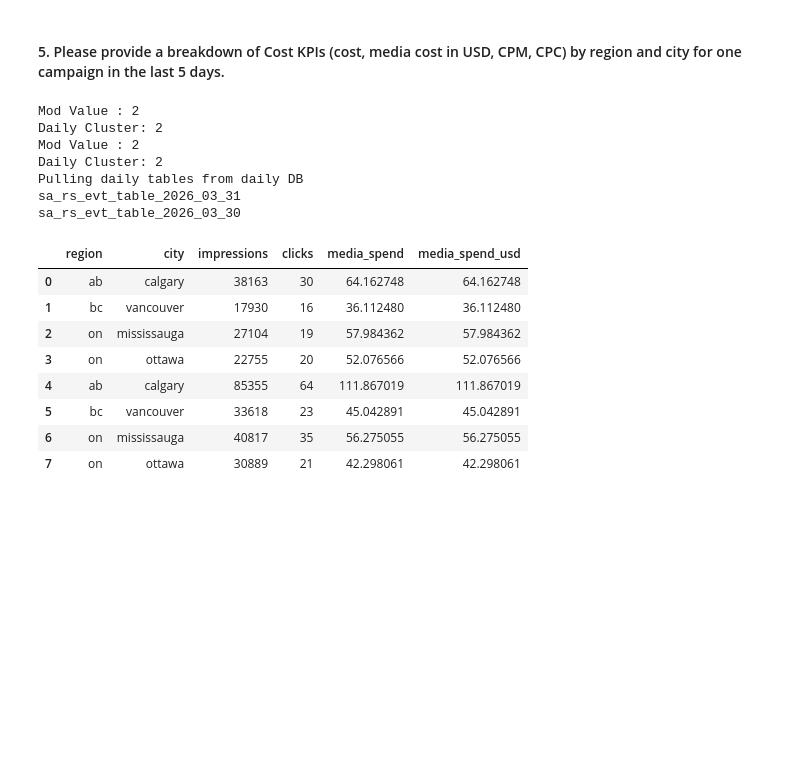
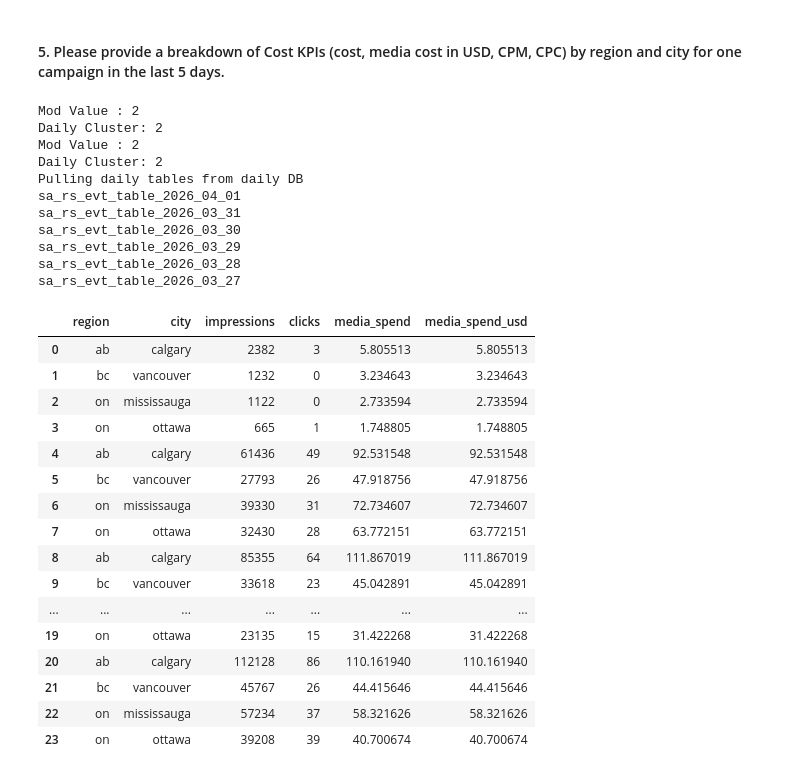
Before and after one commit to jennyw7/testing, a Jupyter notebook: scripts/SQLtest/Assessment.ipynb, the cells around one changed output. Cells and saved outputs as stored; diff of their text form; code cells hidden in the pictures; blank space fills up the shorter version.

```diff
--- a/scripts/SQLtest/Assessment.ipynb
+++ b/scripts/SQLtest/Assessment.ipynb
@@ -366,28 +361,40 @@ groupby_stmt = "group by region, city"
 
 orderby_stmt = "order by region, city"
 # %%
-rs_df3 = daily_looper_fun(dur = 1,
-                        enddate = '2026-03-30 05:00:00',
+rs_df3 = daily_looper_fun(dur = 5,
+                        enddate = '2026-03-31 05:00:00',
                         SELECT = select_stmt,
                         WHERE_daily = where_stmt,
                         GROUPBY = groupby_stmt,
                         ORDERBY = orderby_stmt,
                         user_id = user_id)
 rs_df3
 # %% [output]
 Mod Value : 2
 Daily Cluster: 2
 Mod Value : 2
 Daily Cluster: 2
 Pulling daily tables from daily DB
+sa_rs_evt_table_2026_04_01
 sa_rs_evt_table_2026_03_31
 sa_rs_evt_table_2026_03_30
+sa_rs_evt_table_2026_03_29
+sa_rs_evt_table_2026_03_28
+sa_rs_evt_table_2026_03_27
 |  | region | city | impressions | clicks | media_spend | media_spend_usd |
-| 0 | ab | calgary | 38163 | 30 | 64.162748 | 64.162748 |
-| 1 | bc | vancouver | 17930 | 16 | 36.112480 | 36.112480 |
-| 2 | on | mississauga | 27104 | 19 | 57.984362 | 57.984362 |
-| 3 | on | ottawa | 22755 | 20 | 52.076566 | 52.076566 |
-| 4 | ab | calgary | 85355 | 64 | 111.867019 | 111.867019 |
-| 5 | bc | vancouver | 33618 | 23 | 45.042891 | 45.042891 |
-| 6 | on | mississauga | 40817 | 35 | 56.275055 | 56.275055 |
-| 7 | on | ottawa | 30889 | 21 | 42.298061 | 42.298061 |
+| 0 | ab | calgary | 2382 | 3 | 5.805513 | 5.805513 |
+| 1 | bc | vancouver | 1232 | 0 | 3.234643 | 3.234643 |
+| 2 | on | mississauga | 1122 | 0 | 2.733594 | 2.733594 |
+| 3 | on | ottawa | 665 | 1 | 1.748805 | 1.748805 |
+| 4 | ab | calgary | 61436 | 49 | 92.531548 | 92.531548 |
+| 5 | bc | vancouver | 27793 | 26 | 47.918756 | 47.918756 |
+| 6 | on | mississauga | 39330 | 31 | 72.734607 | 72.734607 |
+| 7 | on | ottawa | 32430 | 28 | 63.772151 | 63.772151 |
+| 8 | ab | calgary | 85355 | 64 | 111.867019 | 111.867019 |
+| 9 | bc | vancouver | 33618 | 23 | 45.042891 | 45.042891 |
+| ... | ... | ... | ... | ... | ... | ... |
+| 19 | on | ottawa | 23135 | 15 | 31.422268 | 31.422268 |
+| 20 | ab | calgary | 112128 | 86 | 110.161940 | 110.161940 |
+| 21 | bc | vancouver | 45767 | 26 | 44.415646 | 44.415646 |
+| 22 | on | mississauga | 57234 | 37 | 58.321626 | 58.321626 |
+| 23 | on | ottawa | 39208 | 39 | 40.700674 | 40.700674 |
```
Also changed, not shown: parts of 6 cells of this notebook, 1 other file.
